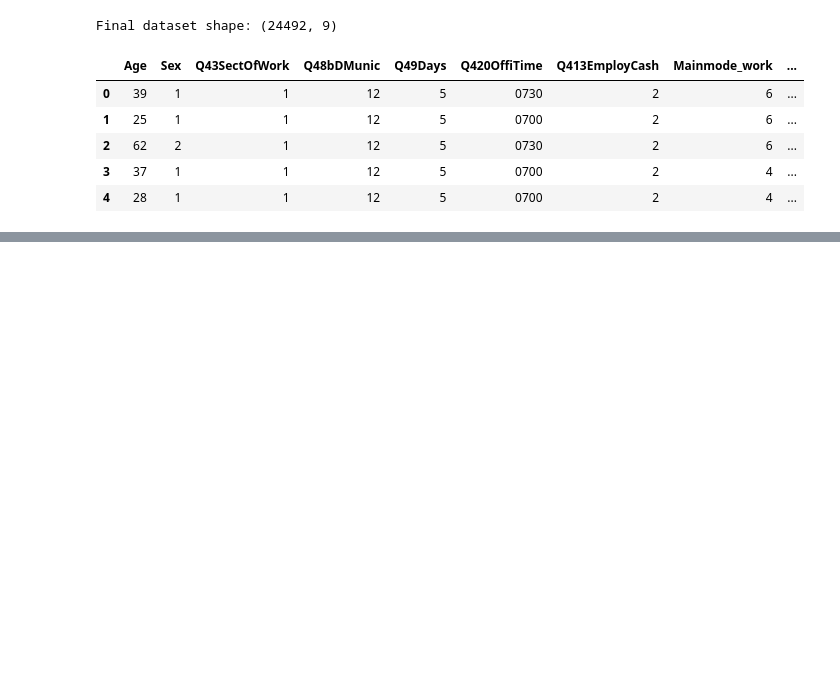
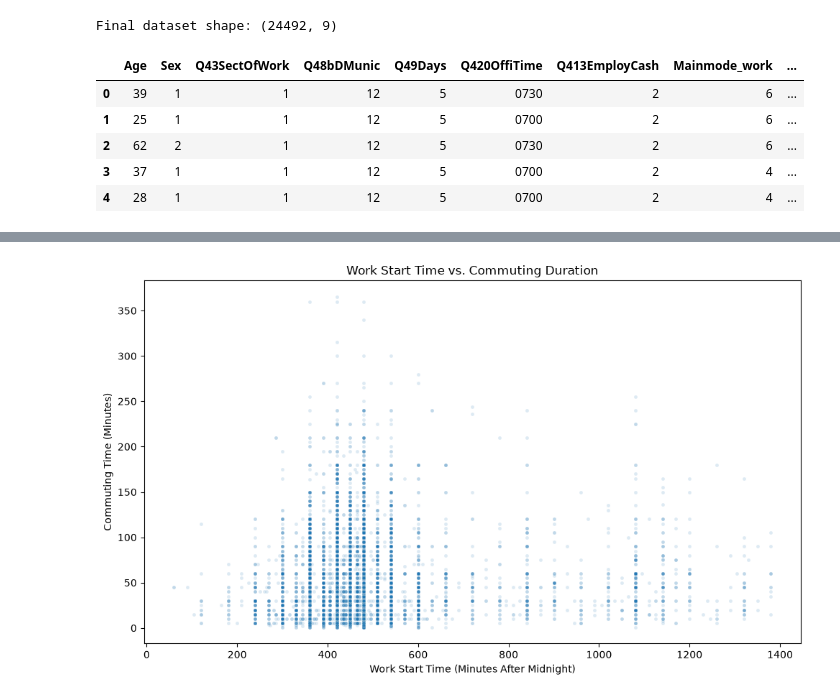
Before and after one commit to EKIRABO/linear_regression_model, a Jupyter notebook: summative/linear_regression/multivariate.ipynb, the cells around one changed output, grey strips where cells are left out. Cells and saved outputs as stored; diff of their text form; code cells hidden in the pictures; blank space fills up the shorter version.

```diff
--- a/summative/linear_regression/multivariate.ipynb
+++ b/summative/linear_regression/multivariate.ipynb
@@ -178,0 +293,20 @@ Final dataset shape: (24492, 9)
+# %%
+# Exploring the relationship between work start time and commuting duration
+plt.figure(figsize=(10, 6))
+
+sns.scatterplot(
+    data=commute_df,
+    x="WorkStartMinutes",
+    y="Tot_time_travel_work",
+    alpha=0.15,
+    s=12
+)
+
+plt.title("Work Start Time vs. Commuting Duration")
+plt.xlabel("Work Start Time (Minutes After Midnight)")
+plt.ylabel("Commuting Time (Minutes)")
+
+plt.tight_layout()
+plt.show()
+# %% [output]
+[figure, added]
```
Also changed, not shown: parts of 8 cells of this notebook.
